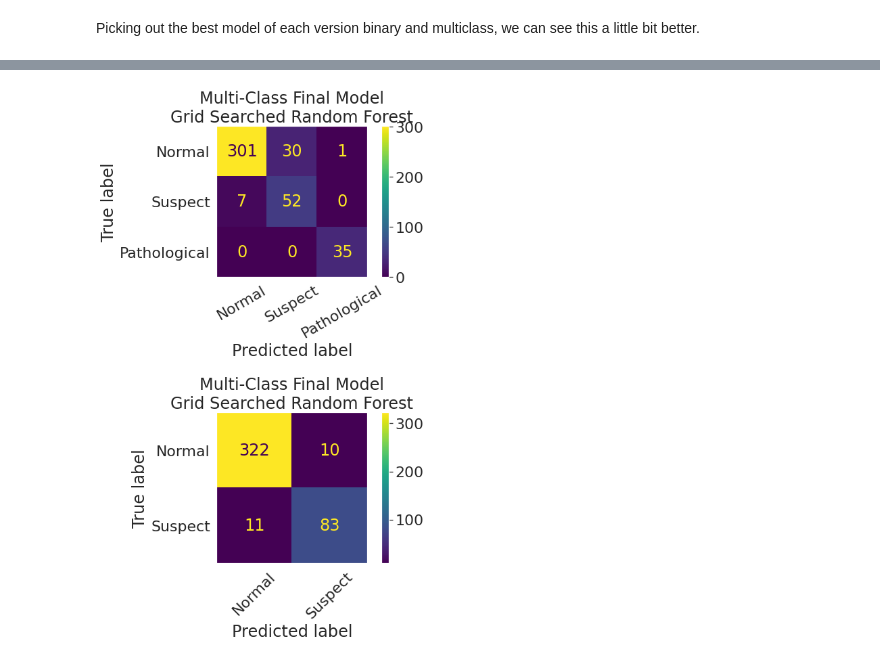
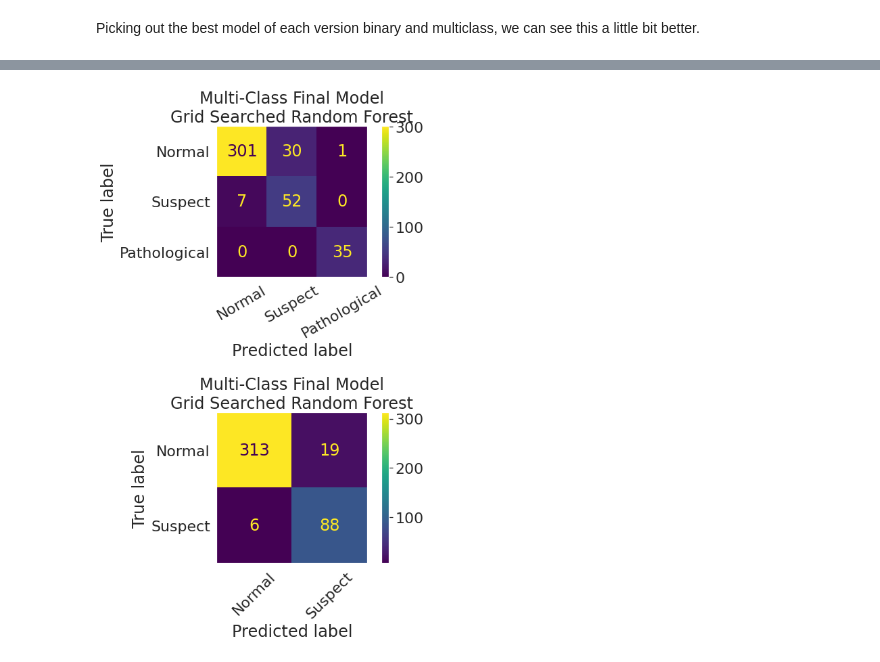
Before and after one commit to ParkedHampster/Fetal-Health-Classification-Prediction, a Jupyter notebook: fetal-health-research.ipynb, the cells around one changed output, grey strips where cells are left out. Drawn from its saved outputs; the diff is of its cells as text; code cells hidden in the pictures.

```diff
--- a/fetal-health-research.ipynb
+++ b/fetal-health-research.ipynb
@@ -1635,5 +1640,7 @@ final_model = binary_tree_pipeline_gs.best_estimator_
+# %%
+bin_final_model = reduced_binary_knn_pipeline_gs.best_estimator_
 # %%
-final_model.fit(X_train,y_train_bin)
+bin_final_model.fit(X_train,y_train_bin)
 # %% [output]
 Pipeline(steps=[('ss', StandardScaler()),
                 ('o', SMOTE(random_state=1, sampling_strategy=0.6)),
@@ -1721,14 +1722,31 @@ the dummy model, which has been mostly brushed off.
 scores_dummy = model_scoring(
     dummy_baseline.fit(X_train,y_train),
     X_train, y_train,
-    plot_curve=False, average='macro'
+    plot_curve=False, average='macro',
+    print_scores=False
 )
 
 scores_dummy_bin = model_scoring(
     dummy_baseline.fit(X_train,y_train_bin),
     X_train, y_train_bin,
     plot_curve=False, average='macro',
-    is_binary=True
+    is_binary=True,
+    print_scores=False
+)
+
+scores_bin_final_model = model_scoring(
+    bin_final_model.fit(X_train_top_features,y_train_bin),
+    X_train_top_features,y_train_bin,
+    plot_curve=False,average='macro',
+    is_binary=True,
+    print_scores=False
+)
+
+scores_nb_final_model = model_scoring(
+    nb_final_model.fit(X_train_top_features,y_train),
+    X_train_top_features,y_train,
+    plot_curve=False,average='macro',
+    print_scores=False
 )
 
 display_table = model_scoring_table(
@@ -1742,7 +1760,8 @@ display_table = model_scoring_table(
         scores_knn_initial, scores_reduced_binary_knn_pipeline_gs,
         scores_reduced_knn_gs_weighted, scores_reduced_knn_initial,
         scores_reduced_tree_initial, scores_tree_initial,
-        scores_dummy,scores_dummy_bin
+        scores_dummy,scores_dummy_bin,
+        scores_bin_final_model,scores_nb_final_model
     ],[
         'Balanced Extra Tree', 'GS Balanced Extra Tree',
         'Balanced Random Forest', 'GS Initial KNN',
@@ -1753,7 +1772,8 @@ display_table = model_scoring_table(
         'KNN Initial', 'GS Reduced Binary KNN',
         'GS Reduced KNN Weighted', 'Initial Reduced KNN',
         'Initial Reduced Tree', 'Initial Tree',
-        'Dummy Model', 'Binary Dummy Model'
+        'Dummy Model', 'Binary Dummy Model',
+        'Final Binary Model','Final Non-Binary Model'
     ])
 display_table['df'].sort_values('cv_mean',ascending=False,inplace=True)
 display(model_scoring_table(
@@ -1826,35 +1837,35 @@ ConfusionMatrixDisplay.from_estimator(
     X_test,y_test,
     ax=ax[0]
 )
 ax[0].set(
     title="Multi-Class Final Model\nGrid Searched Random Forest",
     yticklabels=health_labels,
     xticklabels=health_labels
 )
 
 
 ConfusionMatrixDisplay.from_estimator(
-    final_model.fit(X_train,y_train_bin),
+    bin_final_model.fit(X_train,y_train_bin),
     X_test,y_test_bin,
     ax=ax[1]
 )
 ax[1].set(
     title="Multi-Class Final Model\nGrid Searched Random Forest",
     xticklabels=health_labels[:-1],
     yticklabels=health_labels[:-1]
 )
 
 for tick in ax[0].get_xticklabels():
     tick.set_rotation(30)
 
 for ax_ in ax:
     ax_.grid(False)
 
 plt.xticks(rotation=45)
 plt.tight_layout()
 '';
 # %% [output]
-[figure, old version]
+[figure, new version]
 # %%
 fig, ax = plt.subplots(2,1,figsize=(14,14))
 ConfusionMatrixDisplay.from_estimator(
```
Also changed, not shown: parts of 34 cells of this notebook, 1 other file.
